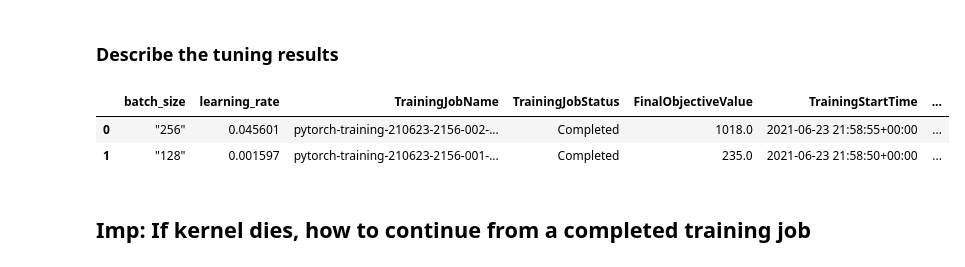
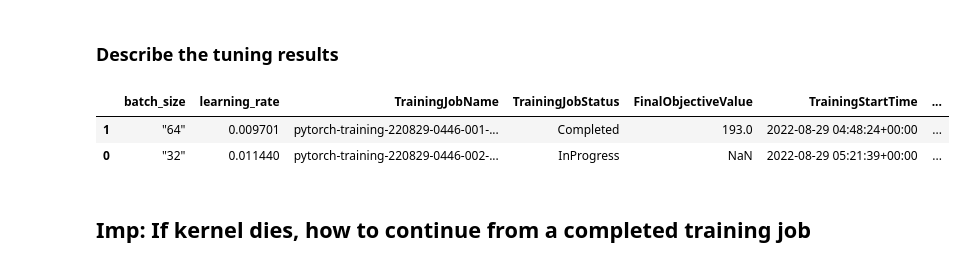
Before and after one commit to jwen2014/operationlize-aws-ml, a Jupyter notebook: train_and_deploy-solution.ipynb, the cells around one changed output. Cells and saved outputs as stored; diff of their text form; code cells hidden in the pictures.

```diff
--- a/train_and_deploy-solution.ipynb
+++ b/train_and_deploy-solution.ipynb
@@ -70,15 +84,15 @@ ResourceLimitExceeded: An error occurred (ResourceLimitExceeded) when calling th
 <h3>Describe the tuning results</h3>
 # %%
 exp = HyperparameterTuningJobAnalytics(
-  hyperparameter_tuning_job_name='pytorch-training-210623-2156')
+  hyperparameter_tuning_job_name='pytorch-training-220829-0446')
 
 jobs = exp.dataframe()
 
 jobs.sort_values('FinalObjectiveValue', ascending=0)
 # %% [output]
 |  | batch_size | learning_rate | TrainingJobName | TrainingJobStatus | FinalObjectiveValue | TrainingStartTime | ... |
-| 0 | "256" | 0.045601 | pytorch-training-210623-2156-002-... | Completed | 1018.0 | 2021-06-23 21:58:55+00:00 | ... |
-| 1 | "128" | 0.001597 | pytorch-training-210623-2156-001-... | Completed | 235.0 | 2021-06-23 21:58:50+00:00 | ... |
+| 1 | "64" | 0.009701 | pytorch-training-220829-0446-001-... | Completed | 193.0 | 2022-08-29 04:48:24+00:00 | ... |
+| 0 | "32" | 0.011440 | pytorch-training-220829-0446-002-... | InProgress | NaN | 2022-08-29 05:21:39+00:00 | ... |
 # %% [markdown]
 ## Imp: If kernel dies, how to continue from a completed training job
 # %%
```
Also changed, not shown: parts of 20 cells of this notebook.
